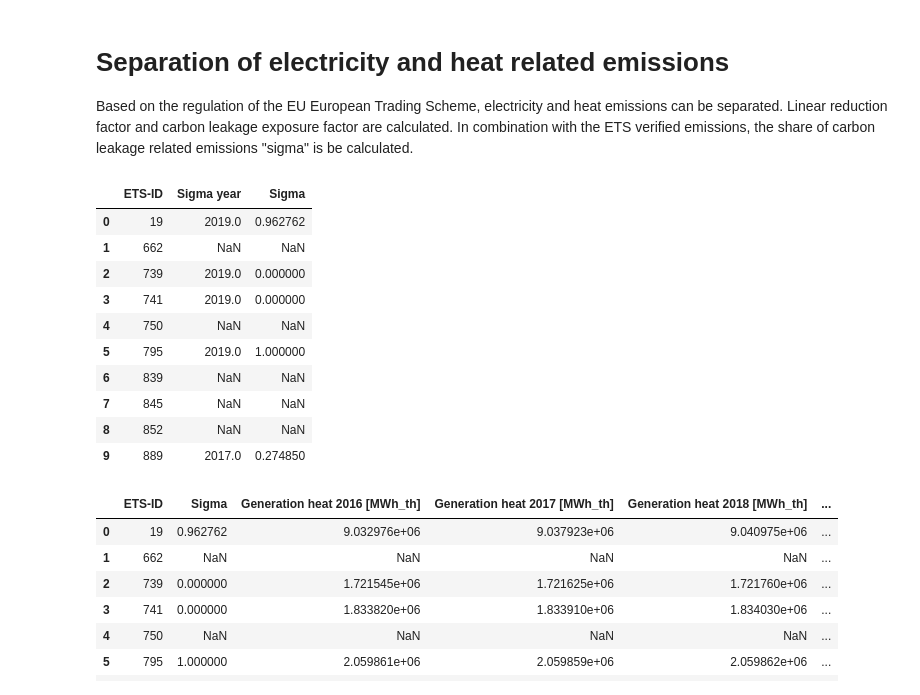
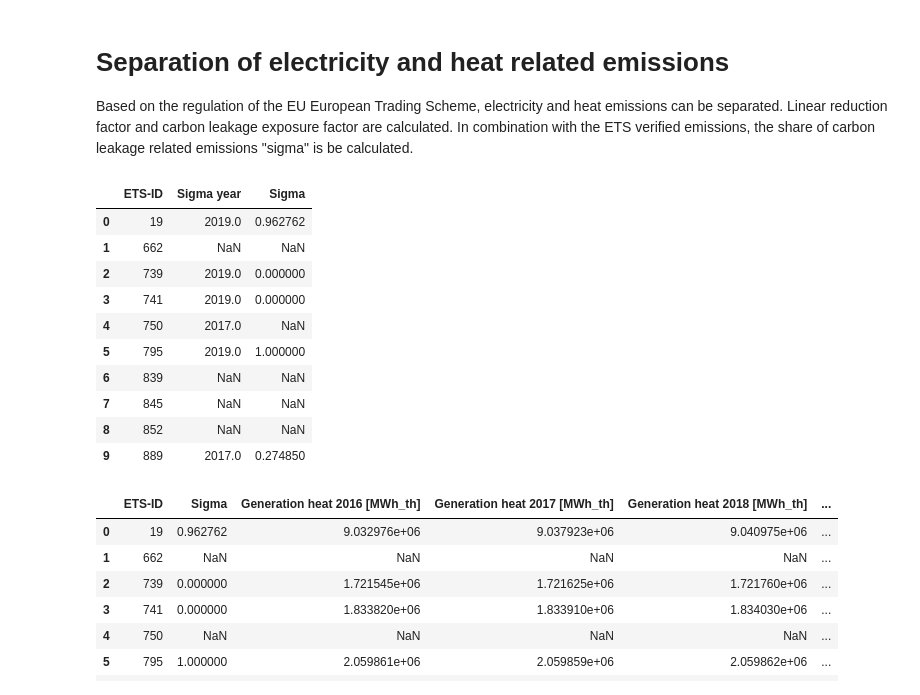
Before and after one commit to INATECH-CIG/CO2_emissions_factors_DE, a Jupyter notebook: main.ipynb, the cells around one changed output. Saved outputs shown, nothing was run; the diff lists cells and outputs as text; code cells hidden in the pictures.

```diff
--- a/main.ipynb
+++ b/main.ipynb
@@ -318,8 +318,9 @@ for id in ets_list:
         installations.loc[installations['ETS-ID']==id, 'Sigma'] = sigma
         continue
 
-    # zeros are removed since they typically occur when the plant is not operational
+    # zeros are removed since they typically occur when the plant is not operational, nan values are removed
     sigma_list = {y:sigma_y for y,sigma_y in sigma_list.items() if sigma_y!=0}
+    sigma_list = {y:sigma_y for y,sigma_y in sigma_list.items() if str(sigma_y)!='nan'}
 
     # iterate through consecutive sigma values and identify occasions with a small deviation
     success = False
@@ -340,34 +341,34 @@ for id in ets_list:
 
             # only allow realistic values between 0 and 1
             if sigma_avg >= 0 and sigma_avg <= 1:
                 sigma = sigma_avg
                 success = True
 
             # round values slightly below 0 to 0 and values slightly above 1 to 1
             elif sigma_avg < 0 and sigma_avg >= -0.1:
                 sigma = 0
                 success = True
             elif sigma_avg > 1 and sigma_avg <= 1.1:
                 sigma = 1
                 success = True
 
         if success:
             installations.loc[installations['ETS-ID']==id, 'Sigma year'] = y_0_list[1]
             installations.loc[installations['ETS-ID']==id, 'Sigma'] = sigma
             break
 
     installations.loc[installations['ETS-ID']==id, 'Sigma'] = sigma
 
 # output
 columns = ['ETS-ID', 'Sigma year', 'Sigma']
 installations.loc[:,columns].head(10)
 # %% [output]
 |  | ETS-ID | Sigma year | Sigma |
 | 0 | 19 | 2019.0 | 0.962762 |
 | 1 | 662 | NaN | NaN |
 | 2 | 739 | 2019.0 | 0.000000 |
 | 3 | 741 | 2019.0 | 0.000000 |
-| 4 | 750 | NaN | NaN |
+| 4 | 750 | 2017.0 | NaN |
 | 5 | 795 | 2019.0 | 1.000000 |
 | 6 | 839 | NaN | NaN |
 | 7 | 845 | NaN | NaN |
```
